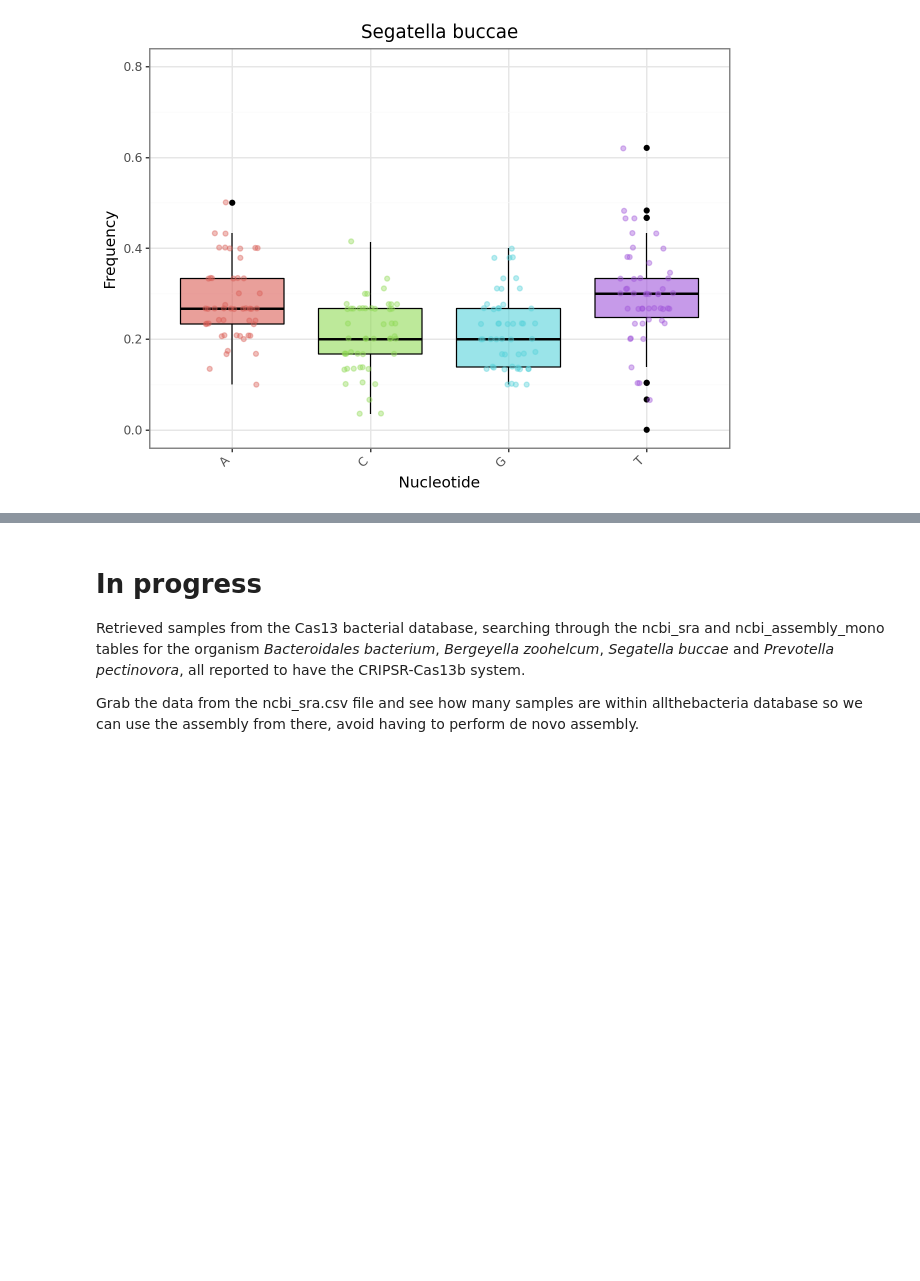
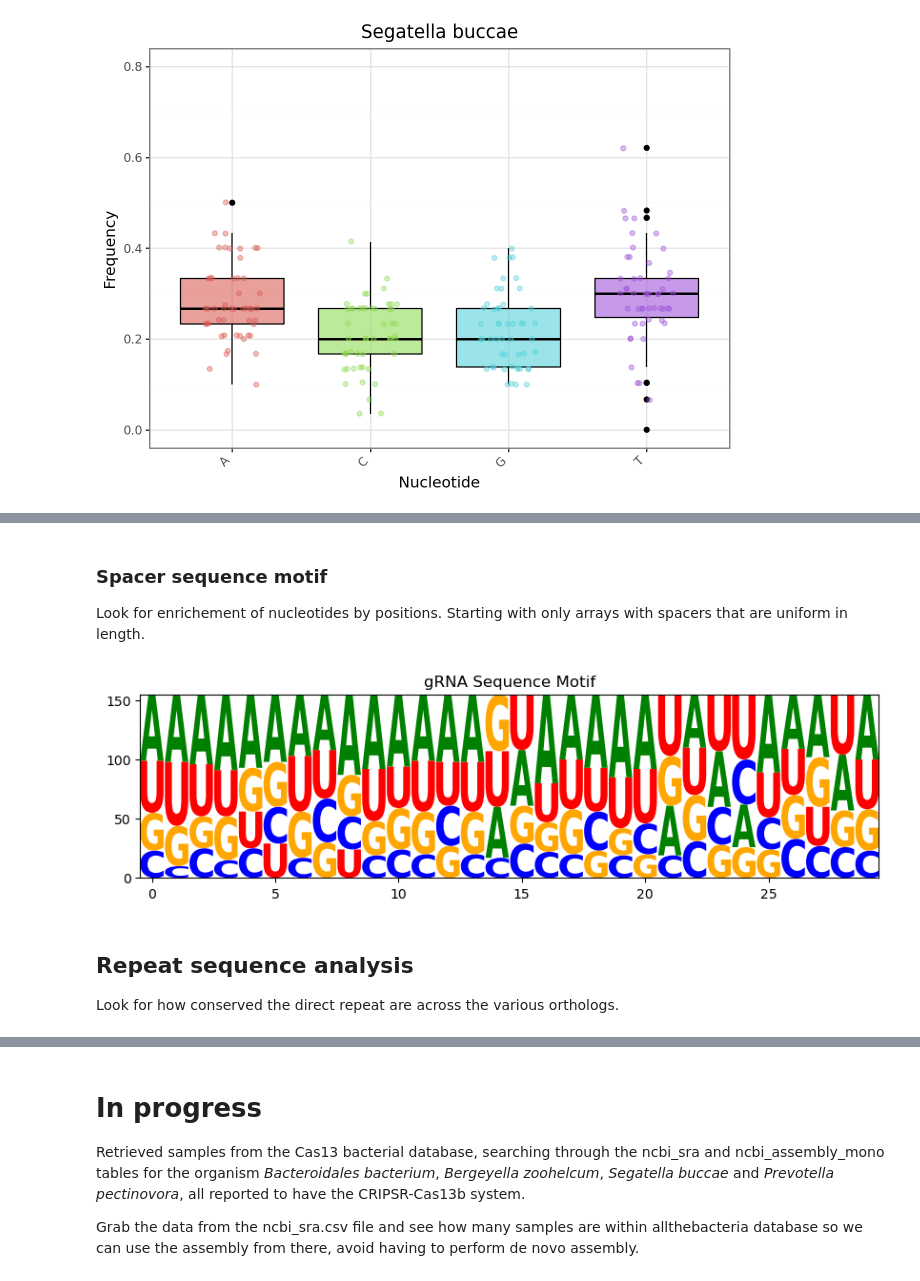
Before and after one commit to rjibengtsson/spacer_analysis, a Jupyter notebook: prelim/premlinary_analysis.ipynb, the cells around one changed output, grey strips where cells are left out. Cells and saved outputs as stored; diff of their text form; code cells hidden in the pictures; blank space fills up the shorter version.

```diff
--- a/prelim/premlinary_analysis.ipynb
+++ b/prelim/premlinary_analysis.ipynb
@@ -765,0 +844,54 @@ display(p_box)
+# %% [markdown]
+### Spacer sequence motif
+
+Look for enrichement of nucleotides by positions. Starting with only arrays with spacers that are uniform in length.
+# %%
+import logomaker
+from Bio import SeqIO
+import matplotlib.pyplot as plt
+import modules.database_utils as db_utils
+import modules.analysis_utils as analysis_utils
+
+
+array_df = db_utils.read_table_from_db("prelim/analysis/preliminary_crisprs.csv")
+spacer_df = db_utils.read_table_from_db("prelim/analysis/all_spacers.csv")
+
+# filter away duplicates
+array_filt = array_df.drop_duplicates(subset=['array_id'])
+
+# Distingush between categories
+array_filt = array_filt[
+    (array_filt['category'] != 'Alternative') &
+    (array_filt['spacer_len_var'] == 0) &
+    (array_filt['avgspacerlen'] == 30) &
+    (array_filt['filter'] == 'PASSED')
+]
+
+# Step 1 ─ keep only spacer rows whose array_id survived your earlier filtering
+good_spacers = spacer_df[
+    spacer_df['array_id'].isin(array_filt['array_id']) &
+    (spacer_df['type'] == 'spacer')
+]
+
+# Step 2 ─ bring the speciesname column across with a merge
+spacer_with_species = good_spacers.merge(
+    array_df[['array_id', 'speciesname']],   # only the columns we need
+    on='array_id',
+    how='left'                               # keep every spacer row, fill NaN if no match
+)
+
+# Step 3 ─ get gRNA sequences
+gRNA_sequences = []
+for index, row in spacer_with_species.iterrows():
+    spacer_seq = row['sequence']
+    gRNA = analysis_utils.get_gRNA_seq(spacer_seq)
+    gRNA_sequences.append(gRNA)
+
+# Step 4 - generate logo plot of gRNA sequences
+counts_matrix = logomaker.alignment_to_matrix(gRNA_sequences)
+logo = logomaker.Logo(counts_matrix)
+
+plt.title('gRNA Sequence Motif')
+plt.show()
+# %% [output]
+[figure, added]
@@ -765,0 +929,4 @@ display(p_box)
+# %% [markdown]
+## Repeat sequence analysis
+
+Look for how conserved the direct repeat are across the various orthologs.
```
Also changed, not shown: parts of 13 cells of this notebook.
